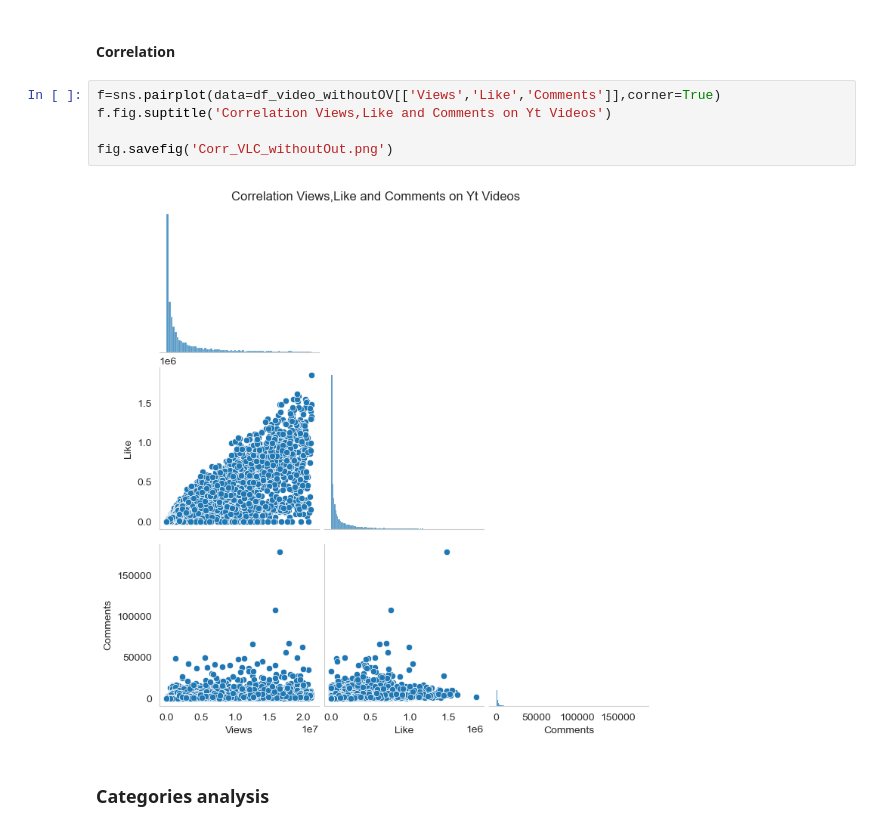
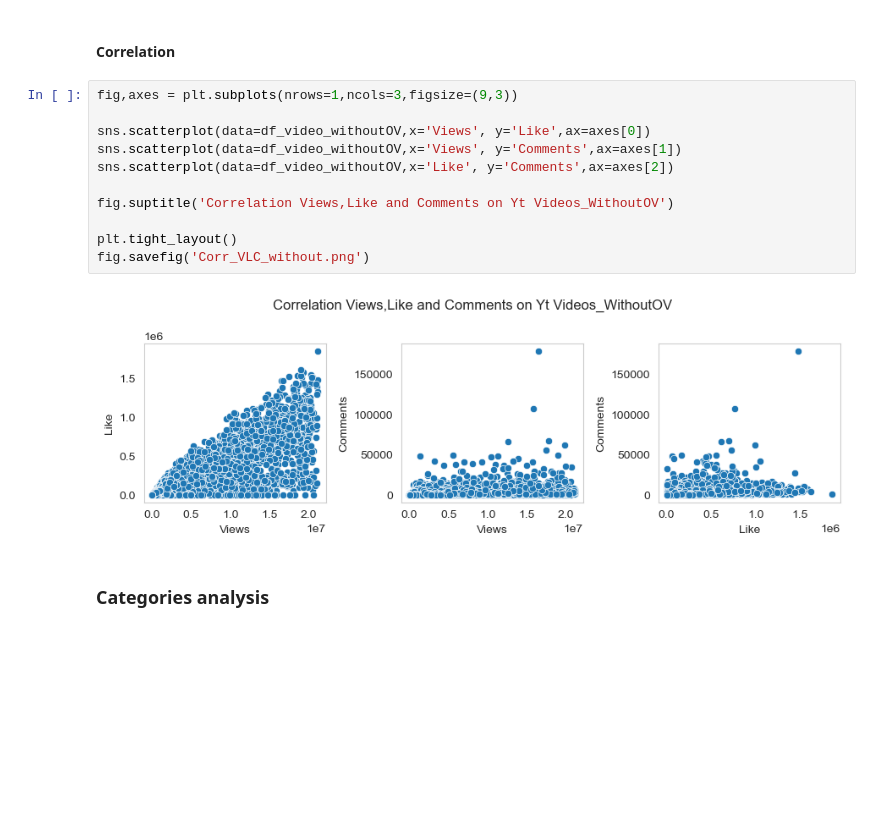
Before and after one commit to MelanieP31/PortfolioData, a Jupyter notebook: YoutubeWatch(Excel,Python,Tableau)/data_analysis_online.ipynb, the cells around one changed output. Saved outputs shown, nothing was run; the diff lists cells and outputs as text; blank space fills up the shorter version.

Commit message:
final visualisation

```diff
--- a/YoutubeWatch(Excel,Python,Tableau)/data_analysis.ipynb
+++ b/YoutubeWatch(Excel,Python,Tableau)/data_analysis_online.ipynb
@@ -515,12 +531,18 @@ fig.savefig('Distrib_VLC_withoutOut.png')
 # %% [markdown]
 #### Correlation
 # %%
-f=sns.pairplot(data=df_video_withoutOV[['Views','Like','Comments']],corner=True)
-f.fig.suptitle('Correlation Views,Like and Comments on Yt Videos')
+fig,axes = plt.subplots(nrows=1,ncols=3,figsize=(9,3))
 
-fig.savefig('Corr_VLC_withoutOut.png')
+sns.scatterplot(data=df_video_withoutOV,x='Views', y='Like',ax=axes[0])
+sns.scatterplot(data=df_video_withoutOV,x='Views', y='Comments',ax=axes[1])
+sns.scatterplot(data=df_video_withoutOV,x='Like', y='Comments',ax=axes[2])
+
+fig.suptitle('Correlation Views,Like and Comments on Yt Videos_WithoutOV')
+
+plt.tight_layout()
+fig.savefig('Corr_VLC_without.png')
 # %% [output]
-[figure, old version]
+[figure, new version]
 # %% [markdown]
 ### Categories analysis
 # %%
```
Also changed, not shown: parts of 45 cells of this notebook, 1 other file.
